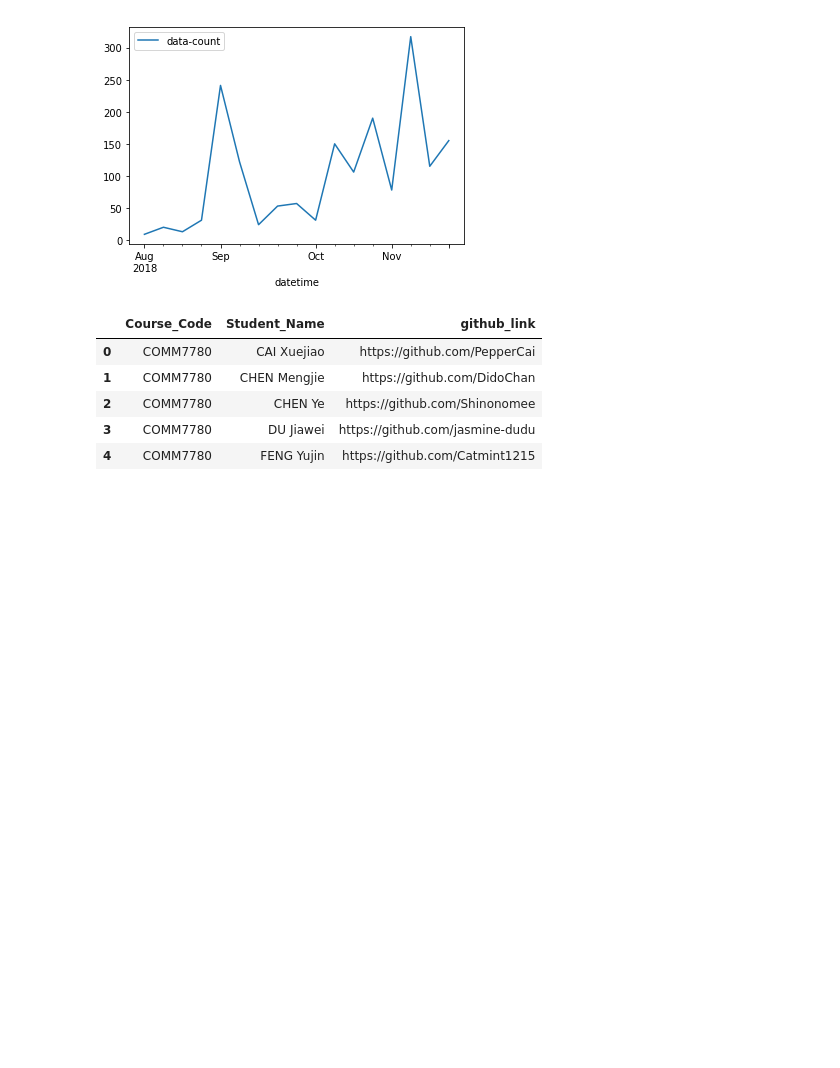
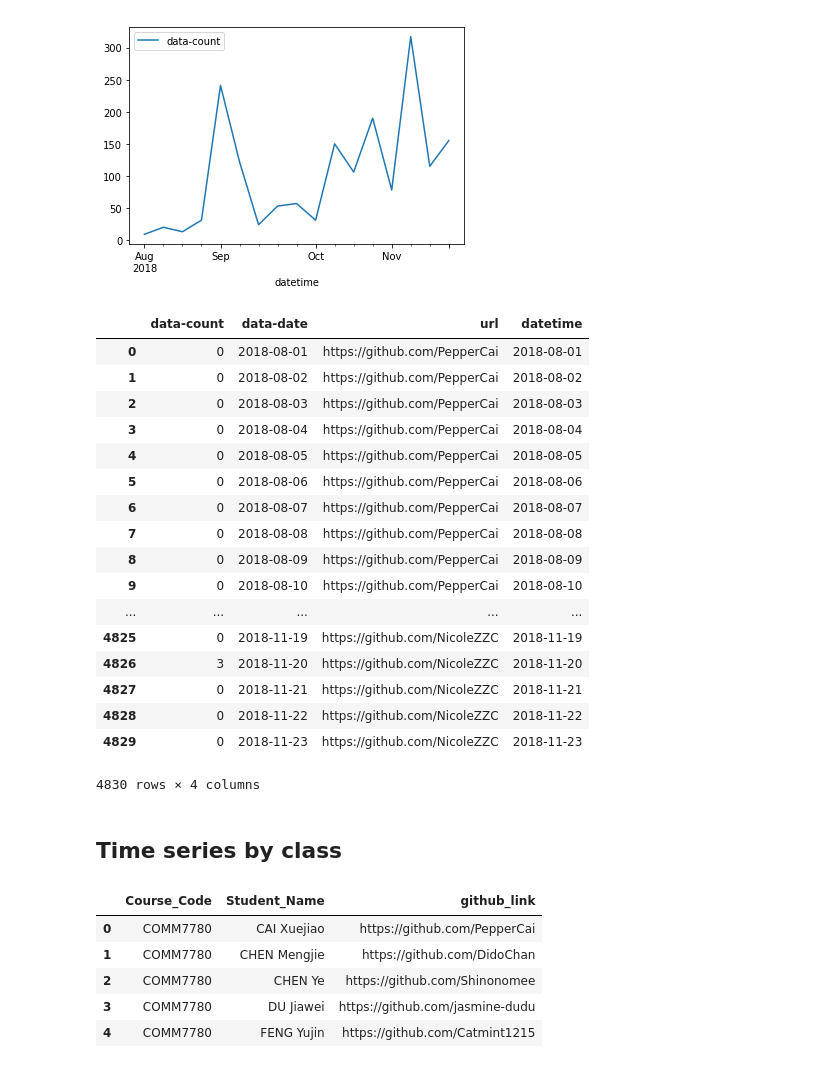
Before and after one commit to hupili/github-activies, a Jupyter notebook: leaderboard.ipynb, the cells around one changed output. Cells and saved outputs as stored; diff of their text form; code cells hidden in the pictures; blank space fills up the shorter version.

```diff
--- a/leaderboard.ipynb
+++ b/leaderboard.ipynb
@@ -61,6 +85,29 @@ df.set_index('datetime').resample('1w').aggregate('sum').plot()
 # %% [output]
 <matplotlib.axes._subplots.AxesSubplot at 0x...>
 [figure]
+# %%
+df
+# %% [output]
+|  | data-count | data-date | url | datetime |
+| 0 | 0 | 2018-08-01 | https://github.com/PepperCai | 2018-08-01 |
+| 1 | 0 | 2018-08-02 | https://github.com/PepperCai | 2018-08-02 |
+| 2 | 0 | 2018-08-03 | https://github.com/PepperCai | 2018-08-03 |
+| 3 | 0 | 2018-08-04 | https://github.com/PepperCai | 2018-08-04 |
+| 4 | 0 | 2018-08-05 | https://github.com/PepperCai | 2018-08-05 |
+| 5 | 0 | 2018-08-06 | https://github.com/PepperCai | 2018-08-06 |
+| 6 | 0 | 2018-08-07 | https://github.com/PepperCai | 2018-08-07 |
+| 7 | 0 | 2018-08-08 | https://github.com/PepperCai | 2018-08-08 |
+| 8 | 0 | 2018-08-09 | https://github.com/PepperCai | 2018-08-09 |
+| 9 | 0 | 2018-08-10 | https://github.com/PepperCai | 2018-08-10 |
+| ... | ... | ... | ... | ... |
+| 4825 | 0 | 2018-11-19 | https://github.com/NicoleZZC | 2018-11-19 |
+| 4826 | 3 | 2018-11-20 | https://github.com/NicoleZZC | 2018-11-20 |
+| 4827 | 0 | 2018-11-21 | https://github.com/NicoleZZC | 2018-11-21 |
+| 4828 | 0 | 2018-11-22 | https://github.com/NicoleZZC | 2018-11-22 |
+| 4829 | 0 | 2018-11-23 | https://github.com/NicoleZZC | 2018-11-23 |
+4830 rows × 4 columns
+# %% [markdown]
+## Time series by class
 # %%
 df_students = pd.read_csv('namelist.csv')
 # %%
```
Also changed, not shown: parts of 34 cells of this notebook.
